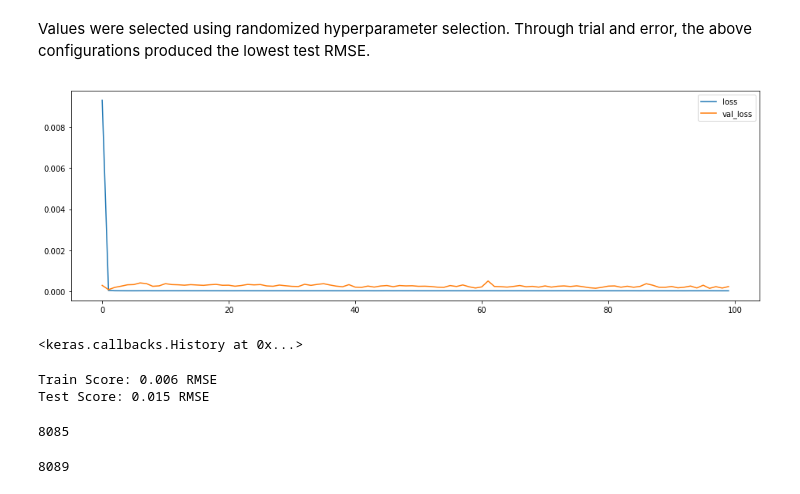
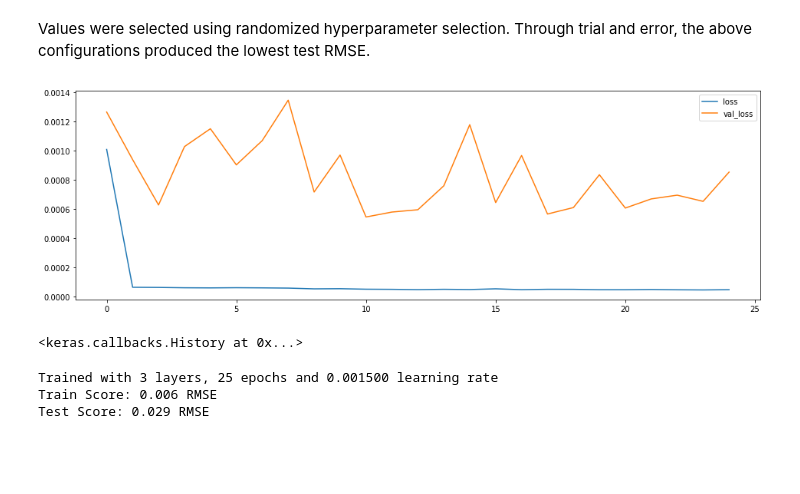
Before and after one commit to LucasChev/stock_analysis, a Jupyter notebook: Stock Analysis.ipynb, the cells around one changed output. Cells and saved outputs as stored; diff of their text form; code cells hidden in the pictures; blank space fills up the shorter version.

Commit message:
Add features to LSTM model

```diff
--- a/Bulk Stock analysis 1.ipynb
+++ b/Stock Analysis.ipynb
@@ -639,0 +581,11 @@ Image(url= "https://www.pyimagesearch.com/wp-content/uploads/2016/08/simple_neur
+# %%
+output = list(training_data[['Close']].values)
+
+# Shift close backwards by one ( n = n+1)
+output =  output[1:] + [output[0]]
+
+# Reshape and reformat
+output = numpy.asarray(output).astype('float32')
+scaler = MinMaxScaler(feature_range=(0, 1))
+output = scaler.fit_transform(output)
+output.shape
@@ -639,0 +594,16 @@ Image(url= "https://www.pyimagesearch.com/wp-content/uploads/2016/08/simple_neur
+# %%
+features = ['Open', 'Close', 'High', 'Low', 'Volume']
+inputs = []
+
+for i, feature in enumerate(features):
+    inputs.append(training_data[[feature]].values.astype('float32'))
+    inputs[i] = numpy.reshape(inputs[i], inputs[i].shape[0])
+
+print(inputs[i].shape)
+
+#Format input data
+lstm_input_final = numpy.vstack((inputs[:])).T
+print(lstm_input_final.shape)
+
+#Scale data for training
+lstm_input_final = scaler.fit_transform(lstm_input_final)
@@ -639,0 +613,9 @@ Image(url= "https://www.pyimagesearch.com/wp-content/uploads/2016/08/simple_neur
+# %%
+# Split train and test data
+
+train_size = int(len(training_data) * 0.67)
+test_size = len(training_data) - train_size
+print("Train len = %d, Test len = %d" % (train_size, test_size))
+
+trainX, testX = lstm_input_final[0:train_size,:], lstm_input_final[train_size:len(training_data),:]
+trainY, testY = output[0:train_size,:], output[train_size:len(training_data),:]
@@ -646,25 +644,25 @@ Hyperparameters of interest are:
 3. Number of epochs
 # %%
 #hyperparameter configuration
-layer_count = 2         #int between 1 and 10
+layer_count = 3         #int between 1 and 10
 epoch_count = 25        #int from 10-100
-learning_rate = 0.0005  #float, 0.0001 to 0.005
+learning_rate = 0.0015  #float, 0.0001 to 0.005
 # %% [markdown]
 Values were selected using randomized hyperparameter selection. Through trial and error, the above configurations produced the lowest test RMSE.
 # %%
 # create and fit the network
 
 model = Sequential()
-model.add(LSTM(4, input_shape = (1,1), dropout = 0.0))
+model.add(LSTM(4, input_shape = (1,5), dropout = 0.0))
 
 for i in range(0, layer_count):
     model.add(Dense(1))
 
 adam = optimizers.adam(lr=learning_rate)
 model.compile(loss='mean_squared_error', optimizer=adam)
 model.fit(trainX, trainY, epochs=epoch_count, batch_size=1, callbacks=[plot_losses], validation_data=(testX, testY), verbose=2)
 # %% [output]
-[figure, old version]
+[figure, new version]
 <keras.callbacks.History at 0x...>
 # %%
 #get a score
@@ -673,13 +671,15 @@ import math
 trainPredict = model.predict(trainX)
 testPredict = model.predict(testX)
 
+print('Trained with %d layers, %d epochs and %f learning rate' % (layer_count, epoch_count, learning_rate))
 trainScore = math.sqrt(mean_squared_error(trainY, trainPredict[:,0]))
 print('Train Score: %.3f RMSE' % (trainScore))
 testScore = math.sqrt(mean_squared_error(testY, testPredict[:,0]))
 print('Test Score: %.3f RMSE' % (testScore))
 # %% [output]
+Trained with 3 layers, 25 epochs and 0.001500 learning rate
 Train Score: 0.006 RMSE
-Test Score: 0.015 RMSE
+Test Score: 0.029 RMSE
 # %%
 # shift train predictions for plotting
 look_back = 1
@@ -693,12 +695,0 @@ testPredictPlot[len(trainPredict)+(look_back*2)+1:len(dataset)-1, :] = testPredi
-# %%
-fullPredict = np.concatenate([trainPredict, testPredict],axis = 0)
-fullPredict = list(fullPredict)
-len(fullPredict)
-# %% [output]
-8085
-# %%
-norm_fullPredict = scaler.fit_transform(fullPredict)
-len(norm_fullPredict)
-len(dataset)
-# %% [output]
-8089
```
Also changed, not shown: parts of 29 cells of this notebook.
